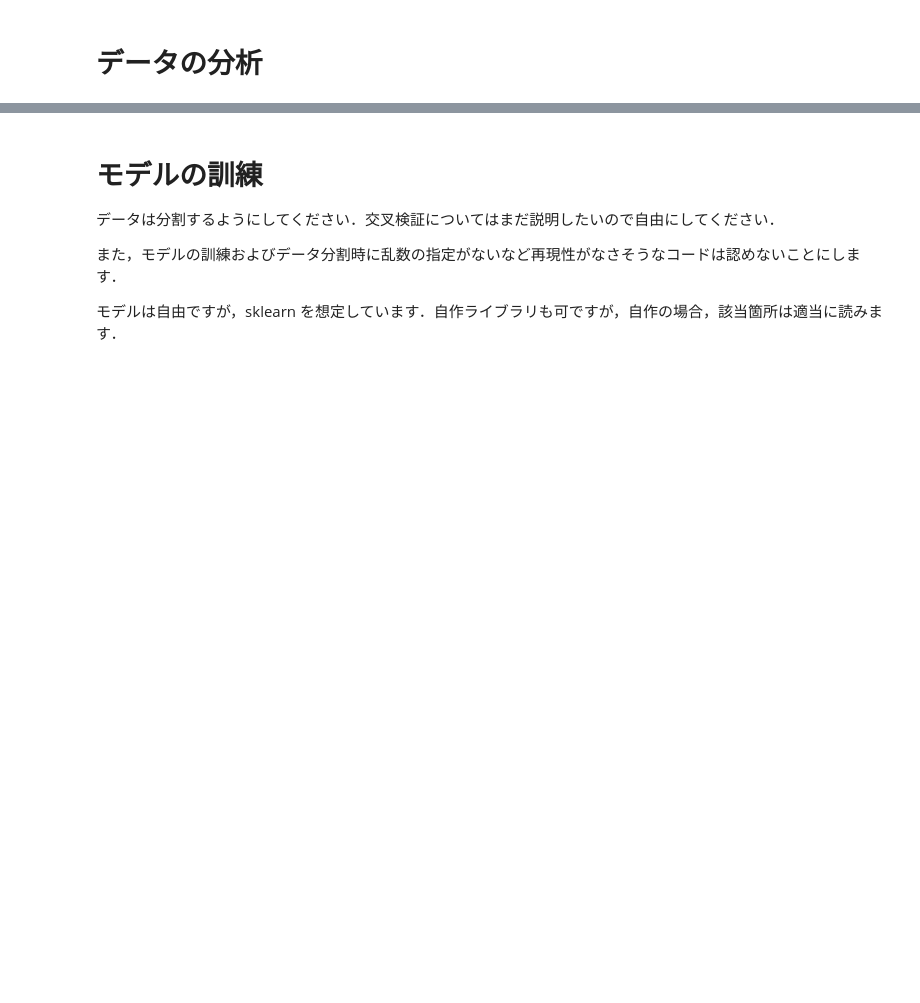
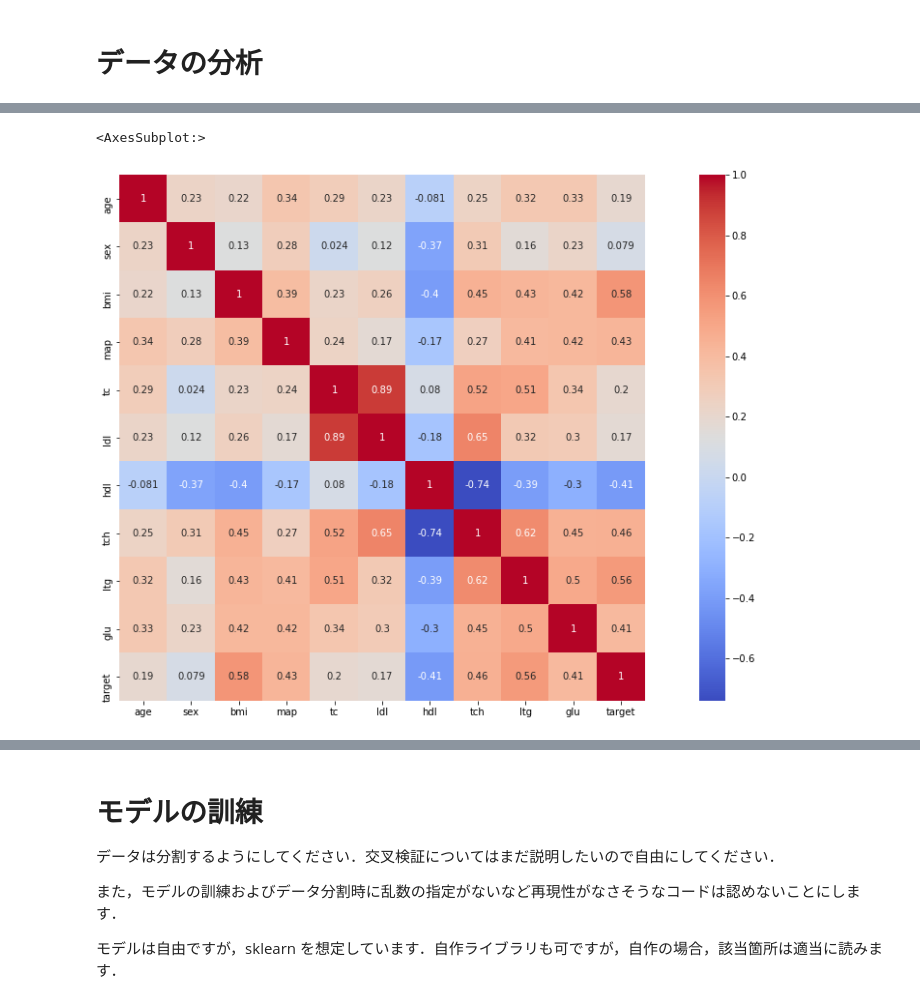
Before and after one commit to soccerboytea/hoge, a Jupyter notebook: 第5回課題.ipynb, the cells around one changed output, grey strips where cells are left out. Drawn from its saved outputs; the diff is of its cells as text; code cells hidden in the pictures; blank space fills up the shorter version.

```diff
--- a/第5回課題.ipynb
+++ b/第5回課題.ipynb
@@ -21,0 +42,4 @@ wine data 以外を利用してデータ分析してください．
+# %%
+#一年後の病気進行のデータ"target"
+y_all = pd.DataFrame(data_diabetes.target, columns=["target"])
+y_all.describe()
@@ -31,0 +116,9 @@ wine data 以外を利用してデータ分析してください．
+# %%
+#ヒートマップでの表現
+import seaborn as sns
+import matplotlib.pyplot as plt
+plt.rcParams['figure.figsize'] = (20.0, 10.0)
+sns.heatmap(train.corr(),  annot=True,square=True,  cmap='coolwarm')
+# %% [output]
+<AxesSubplot:>
+[figure, added]
```
Also changed, not shown: parts of 32 cells of this notebook, 1 other file.
